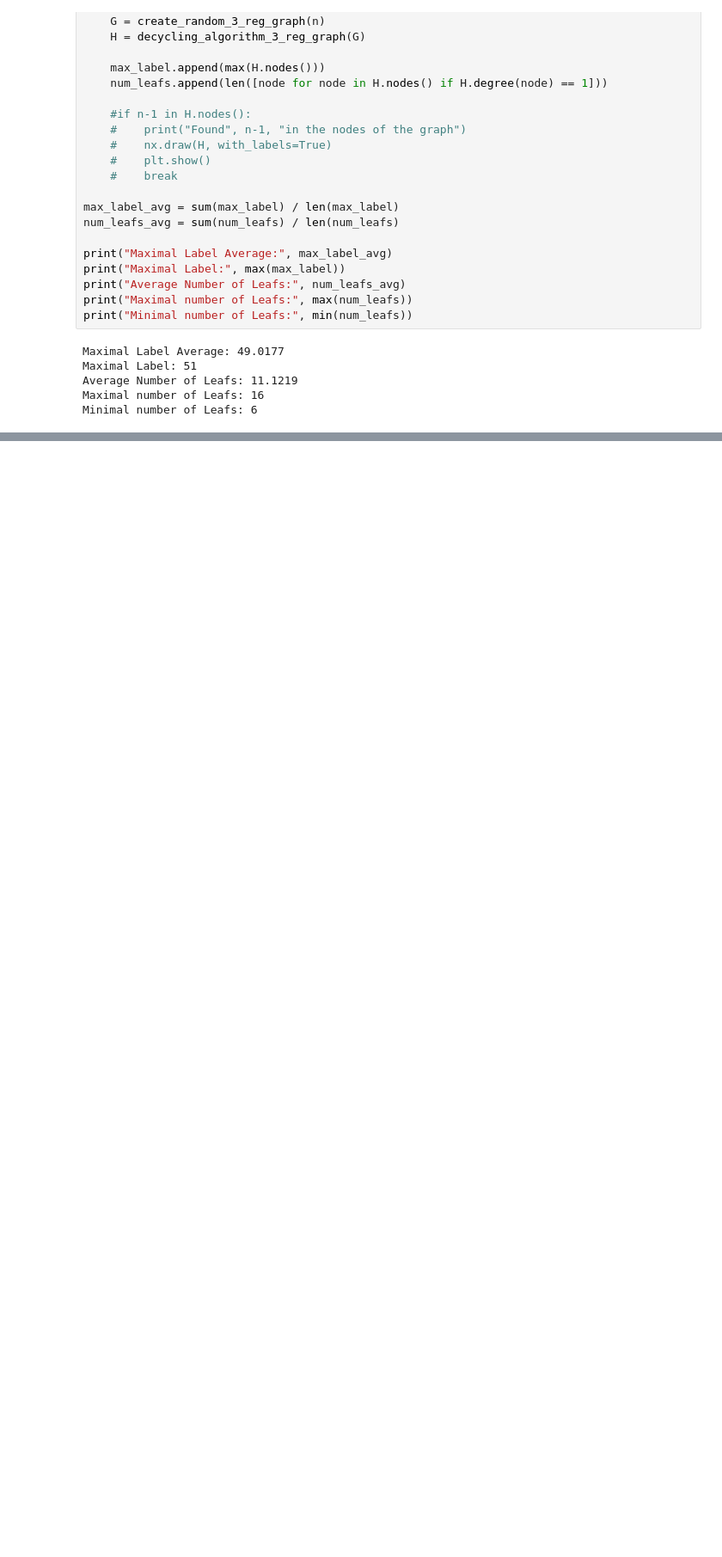
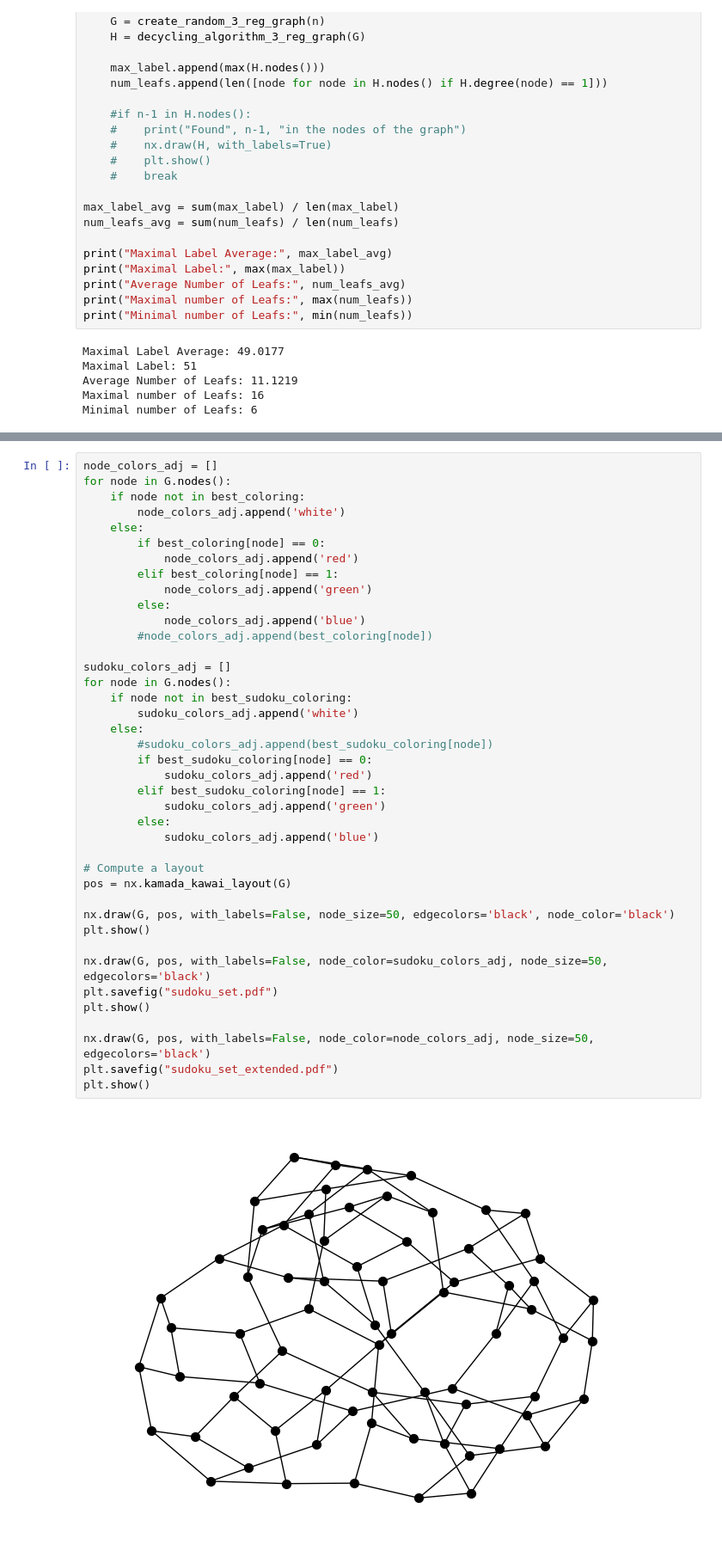
Before and after one commit to dwillhalm/sudoku_number, a Jupyter notebook: sudoku_set_and_number.ipynb, the cells around one changed output, grey strips where cells are left out. Shown at 86% size. Saved outputs shown, nothing was run; the diff lists cells and outputs as text; blank space fills up the shorter version.

```diff
--- a/sudoku_set_and_number.ipynb
+++ b/sudoku_set_and_number.ipynb
@@ -104,0 +108,42 @@ Finding (closest) Sudoku coloring
+# %%
+node_colors_adj = []
+for node in G.nodes():
+    if node not in best_coloring:
+        node_colors_adj.append('white')
+    else:
+        if best_coloring[node] == 0:
+            node_colors_adj.append('red')
+        elif best_coloring[node] == 1:
+            node_colors_adj.append('green')
+        else:
+            node_colors_adj.append('blue')
+        #node_colors_adj.append(best_coloring[node])
+
+sudoku_colors_adj = []
+for node in G.nodes():
+    if node not in best_sudoku_coloring:
+        sudoku_colors_adj.append('white')
+    else:
+        #sudoku_colors_adj.append(best_sudoku_coloring[node])
+        if best_sudoku_coloring[node] == 0:
+            sudoku_colors_adj.append('red')
+        elif best_sudoku_coloring[node] == 1:
+            sudoku_colors_adj.append('green')
+        else:
+            sudoku_colors_adj.append('blue')
+
+# Compute a layout
+pos = nx.kamada_kawai_layout(G)
+
+nx.draw(G, pos, with_labels=False, node_size=50, edgecolors='black', node_color='black')
+plt.show()
+
+nx.draw(G, pos, with_labels=False, node_color=sudoku_colors_adj, node_size=50, edgecolors='black')
+plt.savefig("sudoku_set.pdf")
+plt.show()
+
+nx.draw(G, pos, with_labels=False, node_color=node_colors_adj, node_size=50, edgecolors='black')
+plt.savefig("sudoku_set_extended.pdf")
+plt.show()
+# %% [output]
+[figure, added]
```
Also changed, not shown: parts of 2 cells of this notebook, 4 other files.
